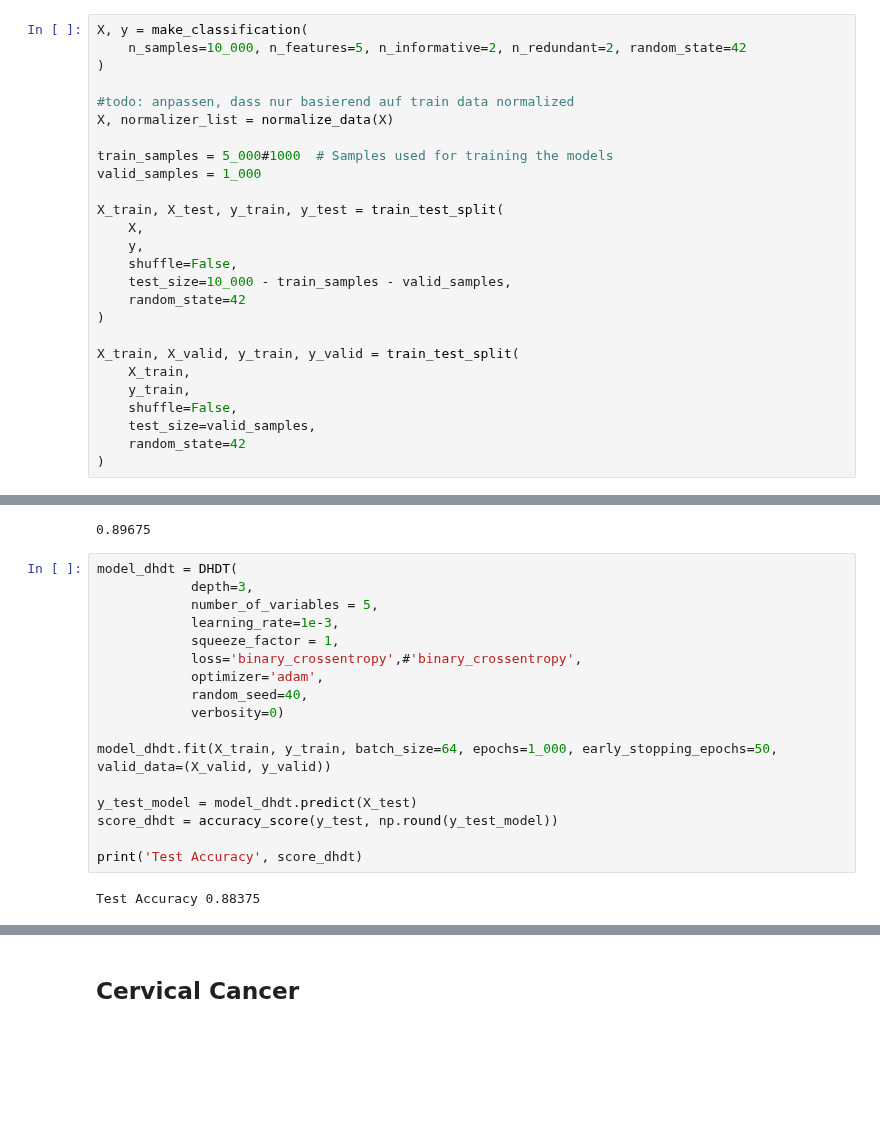
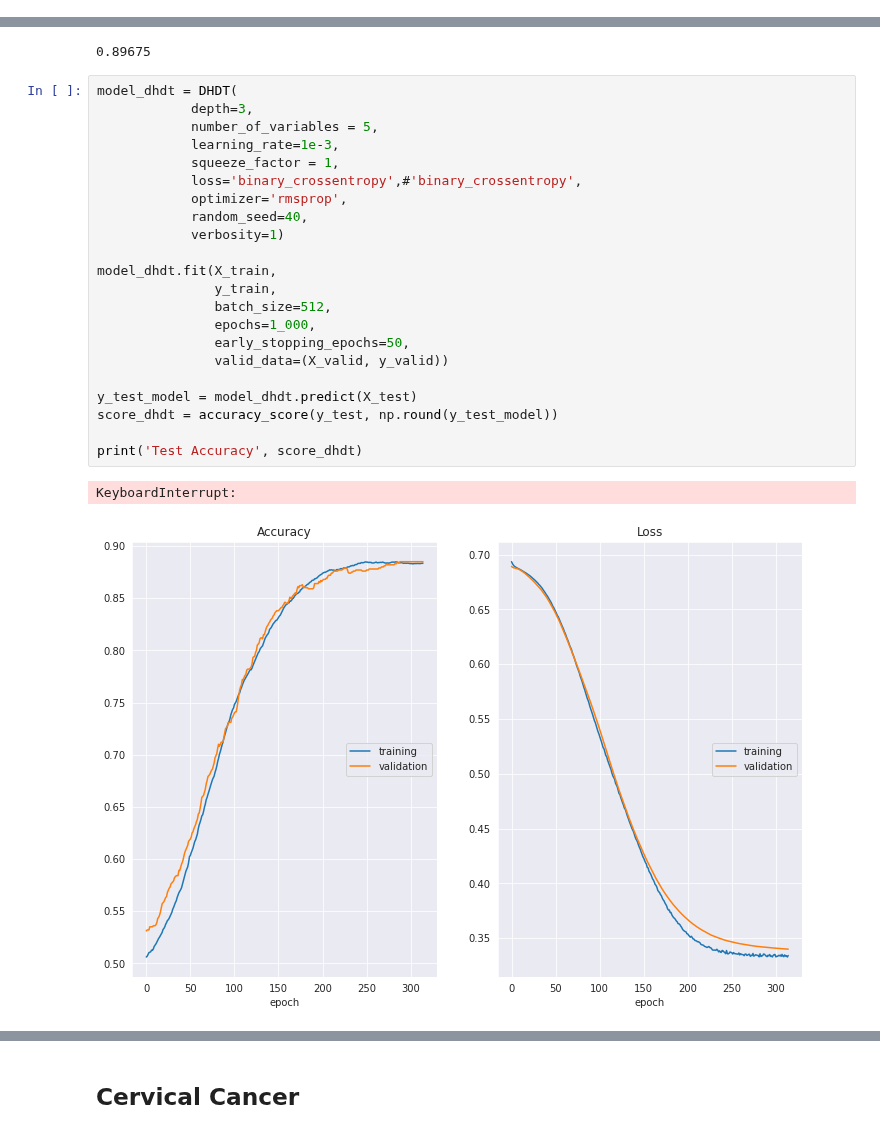
Before and after one commit to p-koenig/I-Nets-For-Logistic-Regression, a Jupyter notebook: 00_experiments/differentiable_hard_dts-matrix-Copy1.ipynb, the cells around one changed output, grey strips where cells are left out. Saved outputs shown, nothing was run; the diff lists cells and outputs as text; blank space fills up the shorter version.

```diff
--- a/00_experiments/differentiable_hard_dts-matrix-Copy1.ipynb
+++ b/00_experiments/differentiable_hard_dts-matrix-Copy1.ipynb
@@ -507,29 +49,3 @@ class DHDT(tf.Module):
 # Evaluation
 # %% [markdown]
 ## make_classification
-# %%
-X, y = make_classification(
-    n_samples=10_000, n_features=5, n_informative=2, n_redundant=2, random_state=42
-)
-
-#todo: anpassen, dass nur basierend auf train data normalized
-X, normalizer_list = normalize_data(X)
-
-train_samples = 5_000#1000  # Samples used for training the models
-valid_samples = 1_000
-
-X_train, X_test, y_train, y_test = train_test_split(
-    X,
-    y,
-    shuffle=False,
-    test_size=10_000 - train_samples - valid_samples,
-    random_state=42
-)
-
-X_train, X_valid, y_train, y_valid = train_test_split(
-    X_train,
-    y_train,
-    shuffle=False,
-    test_size=valid_samples,
-    random_state=42
-)
@@ -544,19 +135,25 @@ model_sklearn.score(X_test, y_test)
 # %%
 model_dhdt = DHDT(
             depth=3,
             number_of_variables = 5,
             learning_rate=1e-3,
             squeeze_factor = 1,
             loss='binary_crossentropy',#'binary_crossentropy',
-            optimizer='adam',
+            optimizer='rmsprop',
             random_seed=40,
-            verbosity=0)
+            verbosity=1)
 
-model_dhdt.fit(X_train, y_train, batch_size=64, epochs=1_000, early_stopping_epochs=50, valid_data=(X_valid, y_valid))
+model_dhdt.fit(X_train,
+               y_train,
+               batch_size=512,
+               epochs=1_000,
+               early_stopping_epochs=50,
+               valid_data=(X_valid, y_valid))
 
 y_test_model = model_dhdt.predict(X_test)
 score_dhdt = accuracy_score(y_test, np.round(y_test_model))
 
 print('Test Accuracy', score_dhdt)
 # %% [output]
-Test Accuracy 0.88375
+KeyboardInterrupt:
+[figure, added]
```
Also changed, not shown: parts of 31 cells of this notebook, 7 other files.
